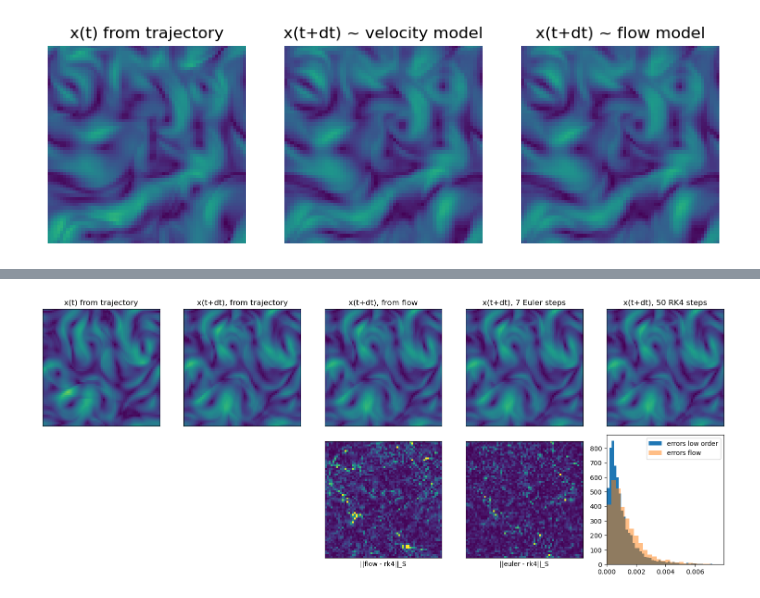
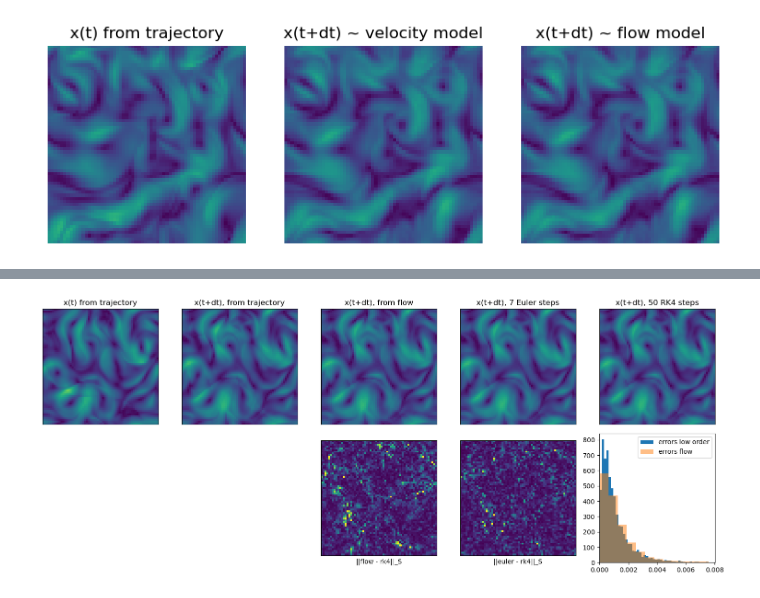
Before and after one commit to graps1/flow-matching-for-time-series, a Jupyter notebook: src/fmfts/experiments/ns2d/visualization.ipynb, the cells around one changed output, grey strips where cells are left out. Cells and saved outputs as stored; diff of their text form; code cells hidden in the pictures.

```diff
--- a/src/fmfts/experiments/ns2d/visualization.ipynb
+++ b/src/fmfts/experiments/ns2d/visualization.ipynb
@@ -105,6 +105,4 @@ plt.show()
 # %%
-from fmfts.utils.loss_fn import sobolev
-
 n_steps_lo = 7
 
 # demonstrates how one can predict a single sample
@@ -112,6 +110,7 @@ y, x = dataset_test.get(1, 0, sequence_len=2)
 y, x = y.unsqueeze(0), x.unsqueeze(0)
 x0 = flow.p0.sample(y.shape).to("cuda")
 x_pred_f = flow.sample(y, steps=1, x0=x0)
+# x_pred_f = single_step.sample(y, x0=x0)
 x_pred_v_lo = flow.v.sample(y, steps= n_steps_lo, x0=x0, method="euler")
 x_pred_v_ho = flow.v.sample(y, steps=         50, x0=x0, method="rk4")
 
@@ -122,36 +121,36 @@ dataset_test.plot(x_pred_f, ax[0,2])
 dataset_test.plot(x_pred_v_lo, ax[0,3])
 dataset_test.plot(x_pred_v_ho, ax[0,4])
 
-error_flow  = sobolev(x_pred_f - x_pred_v_ho,    alpha=1.0, beta=0.0, t=torch.ones(1), pointwise=True)
-error_lo    = sobolev(x_pred_v_lo - x_pred_v_ho, alpha=1.0, beta=0.0, t=torch.ones(1), pointwise=True)
+error_flow  = (x_pred_f - x_pred_v_ho).pow(2)
+error_lo    = (x_pred_v_lo - x_pred_v_ho).pow(2)
 error_flow = error_flow.mean(dim=1)
 error_lo   = error_lo.mean(dim=1)
 
 ax[1,2].imshow( error_flow[0].cpu().numpy(), vmin=0, vmax=0.01 )
 ax[1,3].imshow( error_lo[0].cpu().numpy(), vmin=0, vmax=0.01)
 ax[1,4].hist( error_lo.flatten().cpu().numpy(),   bins=100, alpha=1.0, label="errors low order", density=True )
 ax[1,4].hist( error_flow.flatten().cpu().numpy(), bins=100, alpha=0.5, label="errors flow",      density=True )
 ax[1,4].legend()
 ax[1,4].set_xlim([0, error_lo.max().cpu().numpy()*0.5])
 
 ax[1,0].remove()
 ax[1,1].remove()
 ax[0,0].set_title("x(t) from trajectory")
 ax[0,1].set_title("x(t+dt), from trajectory")
 ax[0,2].set_title("x(t+dt), from flow")
 ax[0,3].set_title(f"x(t+dt), {n_steps_lo} Euler steps")
 ax[0,4].set_title("x(t+dt), 50 RK4 steps")
 for i in range(4):
     for j in range(2):
         ax[j,i].set_xticks([])
         ax[j,i].set_yticks([])
 ax[0,4].set_xticks([])
 ax[0,4].set_yticks([])
 
 ax[1,2].set_xlabel("||flow - rk4||_S")
 ax[1,3].set_xlabel("||euler - rk4||_S")
 
 plt.tight_layout()
 plt.show()
 # %% [output]
-[figure, old version]
+[figure, new version]
```
Also changed, not shown: parts of 2 cells of this notebook, 11 other files.
